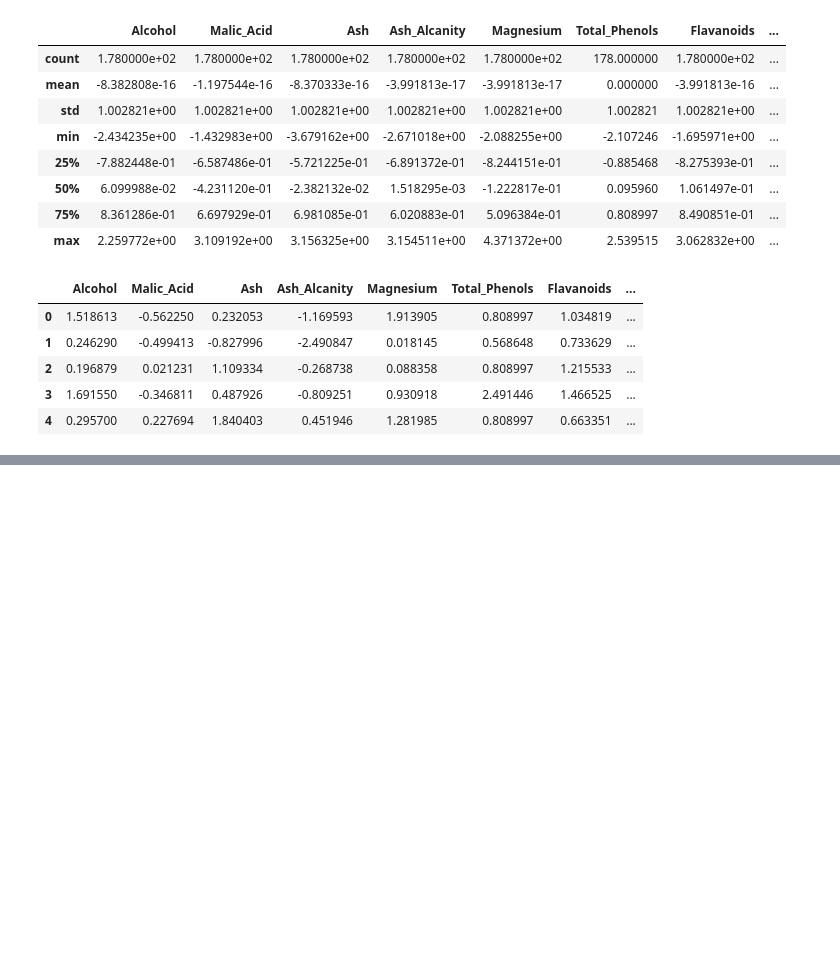
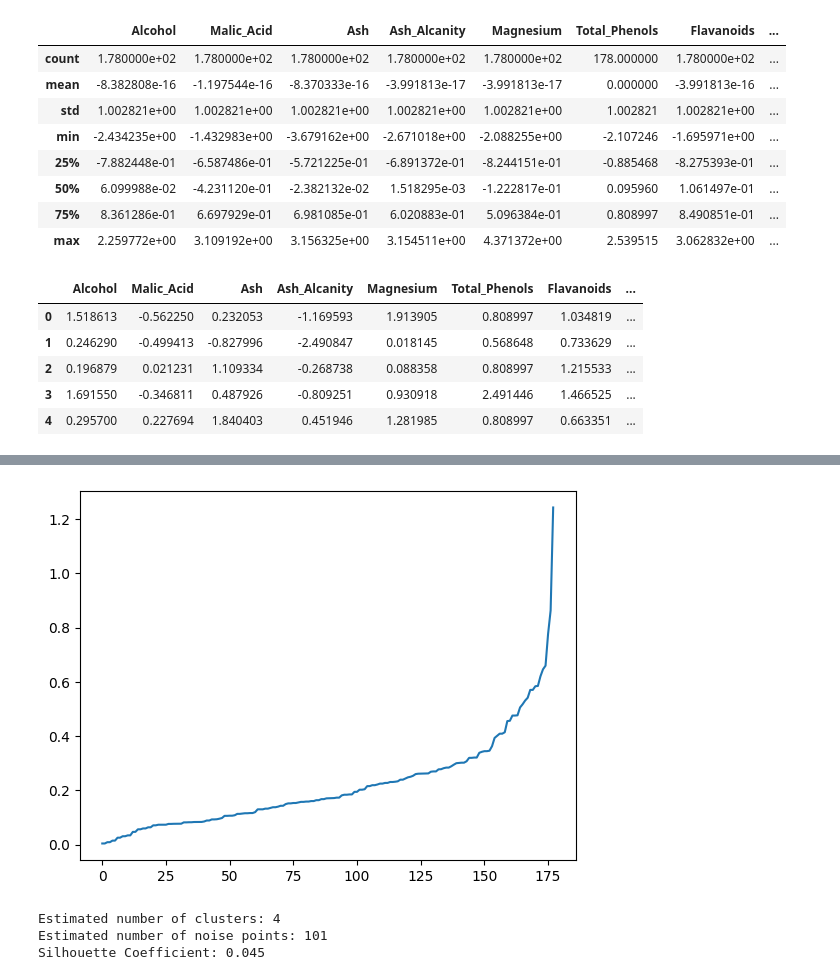
Before and after one commit to erimdogan/ML_BOOTCAMP_ODEVLER, a Jupyter notebook: week2/main.ipynb, the cells around one changed output, grey strips where cells are left out. Cells and saved outputs as stored; diff of their text form; code cells hidden in the pictures; blank space fills up the shorter version.

```diff
--- a/week2/main.ipynb
+++ b/week2/main.ipynb
@@ -153,0 +243,10 @@ data_cluster.head()
+# %%
+from sklearn.neighbors import NearestNeighbors
+nn = NearestNeighbors(n_neighbors=5).fit(pca_dataset)
+distances, idx = nn.kneighbors(pca_dataset)
+distances = np.sort(distances, axis=0)
+distances = distances[:,1]
+plt.plot(distances)
+plt.show()
+# %% [output]
+[figure, added]
@@ -153,0 +258,11 @@ data_cluster.head()
+# %%
+# Number of clusters in labels, ignoring noise if present.
+n_clusters_ = len(set(labels)) - (1 if -1 in labels else 0)
+n_noise_ = list(labels).count(-1)
+print('Estimated number of clusters: %d' % n_clusters_)
+print('Estimated number of noise points: %d' % n_noise_)
+print("Silhouette Coefficient: %0.3f" % silhouette_score(pca_dataset, labels))
+# %% [output]
+Estimated number of clusters: 4
+Estimated number of noise points: 101
+Silhouette Coefficient: 0.045
```
Also changed, not shown: parts of 21 cells of this notebook, 1 other file.
